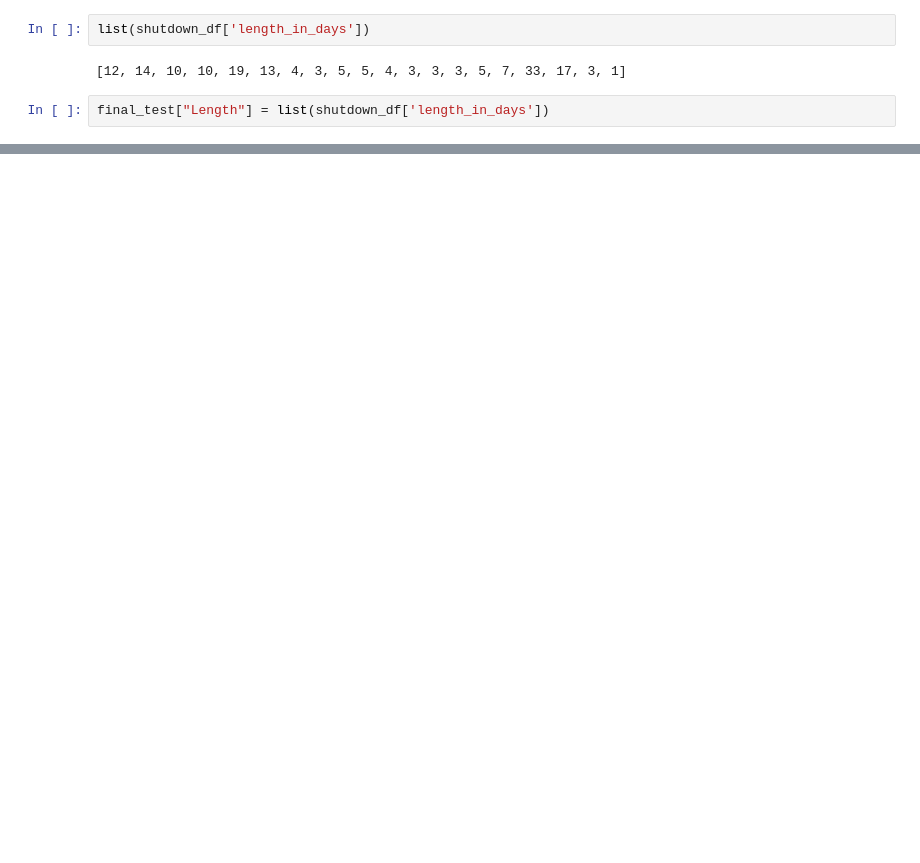
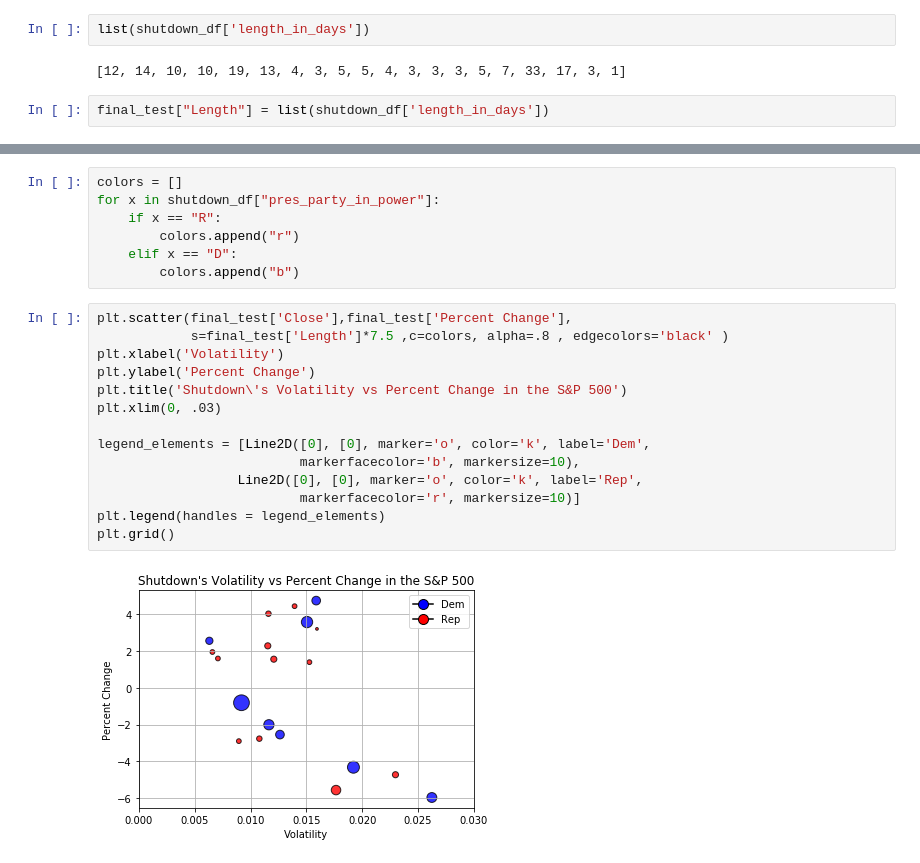
Before and after one commit to amritperera/Data-Bootcamp-Project-1, a Jupyter notebook: Code/stock_price_bubble(Amrit).ipynb, the cells around one changed output, grey strips where cells are left out. Drawn from its saved outputs; the diff is of its cells as text; blank space fills up the shorter version.

```diff
--- a/Code/stock_price_bubble(Amrit).ipynb
+++ b/Code/stock_price_bubble(Amrit).ipynb
@@ -256,0 +254,23 @@ final_test
+# %%
+colors = []
+for x in shutdown_df["pres_party_in_power"]:
+    if x == "R":
+        colors.append("r")
+    elif x == "D":
+        colors.append("b")
+# %%
+plt.scatter(final_test['Close'],final_test['Percent Change'],
+            s=final_test['Length']*7.5 ,c=colors, alpha=.8 , edgecolors='black' )
+plt.xlabel('Volatility')
+plt.ylabel('Percent Change')
+plt.title('Shutdown\'s Volatility vs Percent Change in the S&P 500')
+plt.xlim(0, .03)
+
+legend_elements = [Line2D([0], [0], marker='o', color='k', label='Dem',
+                          markerfacecolor='b', markersize=10),
+                  Line2D([0], [0], marker='o', color='k', label='Rep',
+                          markerfacecolor='r', markersize=10)]
+plt.legend(handles = legend_elements)
+plt.grid()
+# %% [output]
+[figure, added]
```
Also changed, not shown: parts of 6 cells of this notebook.
